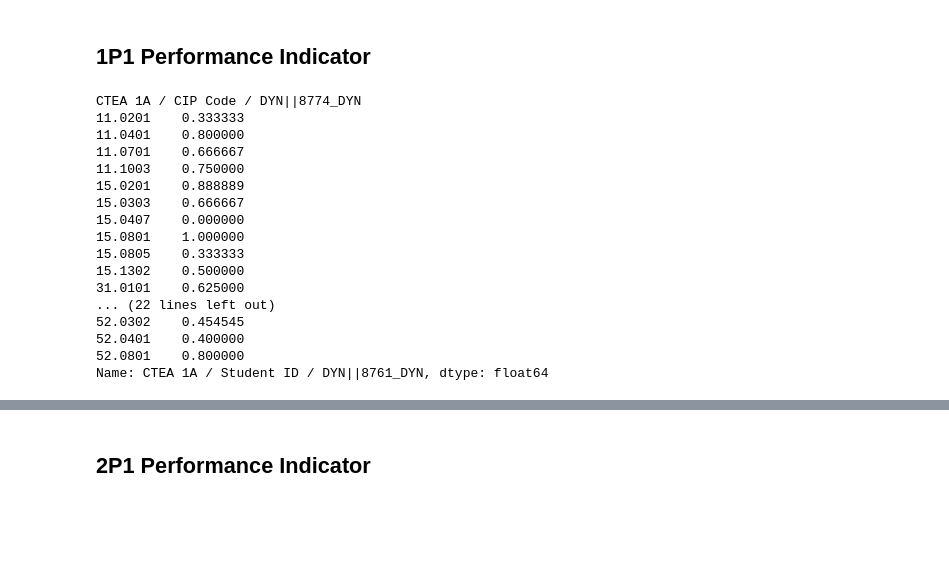
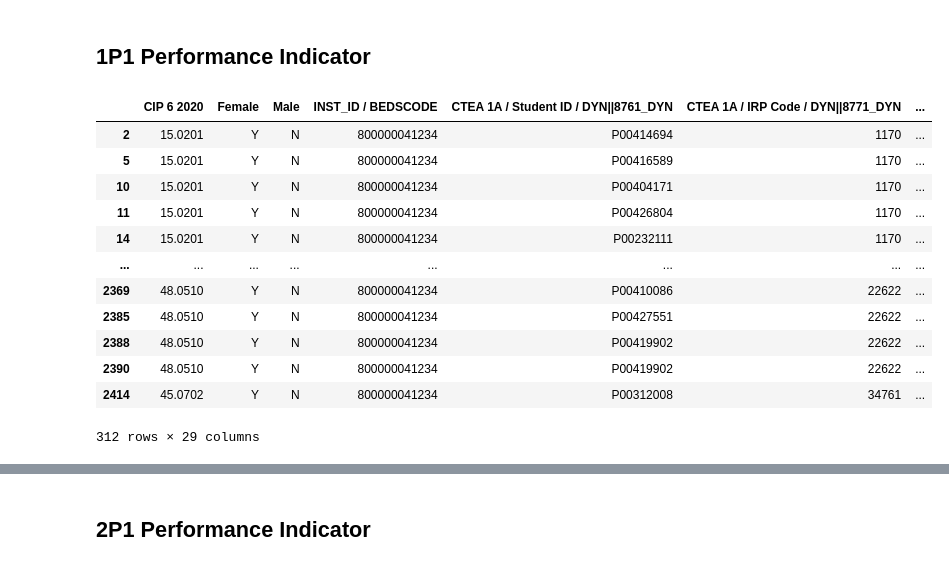
Before and after one commit to mjfikes/IR, a Jupyter notebook: PerkinsV/PerkinsV.ipynb, the cells around one changed output, grey strips where cells are left out. Drawn from its saved outputs; the diff is of its cells as text; code cells hidden in the pictures; blank space fills up the shorter version.

```diff
--- a/PerkinsV/PerkinsV.ipynb
+++ b/PerkinsV/PerkinsV.ipynb
@@ -91,0 +85,16 @@ num_1p1_spop = special_pop(num_1p1)
+# %%
+num_1p1
+# %% [output]
+|  | CIP 6 2020 | Female | Male | INST_ID / BEDSCODE | CTEA 1A / Student ID / DYN||8761_DYN | CTEA 1A / IRP Code / DYN||8771_DYN | ... |
+| 2 | 15.0201 | Y | N | 800000041234 | P00414694 | 1170 | ... |
+| 5 | 15.0201 | Y | N | 800000041234 | P00416589 | 1170 | ... |
+| 10 | 15.0201 | Y | N | 800000041234 | P00404171 | 1170 | ... |
+| 11 | 15.0201 | Y | N | 800000041234 | P00426804 | 1170 | ... |
+| 14 | 15.0201 | Y | N | 800000041234 | P00232111 | 1170 | ... |
+| ... | ... | ... | ... | ... | ... | ... | ... |
+| 2369 | 48.0510 | Y | N | 800000041234 | P00410086 | 22622 | ... |
+| 2385 | 48.0510 | Y | N | 800000041234 | P00427551 | 22622 | ... |
+| 2388 | 48.0510 | Y | N | 800000041234 | P00419902 | 22622 | ... |
+| 2390 | 48.0510 | Y | N | 800000041234 | P00419902 | 22622 | ... |
+| 2414 | 45.0702 | Y | N | 800000041234 | P00312008 | 34761 | ... |
+312 rows × 29 columns
@@ -100,21 +120,0 @@ spop_percents_1p1 = num_grp_1_spop.divide(den_grp_1,fill_value=0)
-# %%
-# view percents by CIP
-percents_1p1
-# %% [output]
-CTEA 1A / CIP Code / DYN||8774_DYN
-11.0201    0.333333
-11.0401    0.800000
-11.0701    0.666667
-11.1003    0.750000
-15.0201    0.888889
-15.0303    0.666667
-15.0407    0.000000
-15.0801    1.000000
-15.0805    0.333333
-15.1302    0.500000
-31.0101    0.625000
-... (22 lines left out)
-52.0302    0.454545
-52.0401    0.400000
-52.0801    0.800000
-Name: CTEA 1A / Student ID / DYN||8761_DYN, dtype: float64
```
Also changed, not shown: parts of 50 cells of this notebook.
